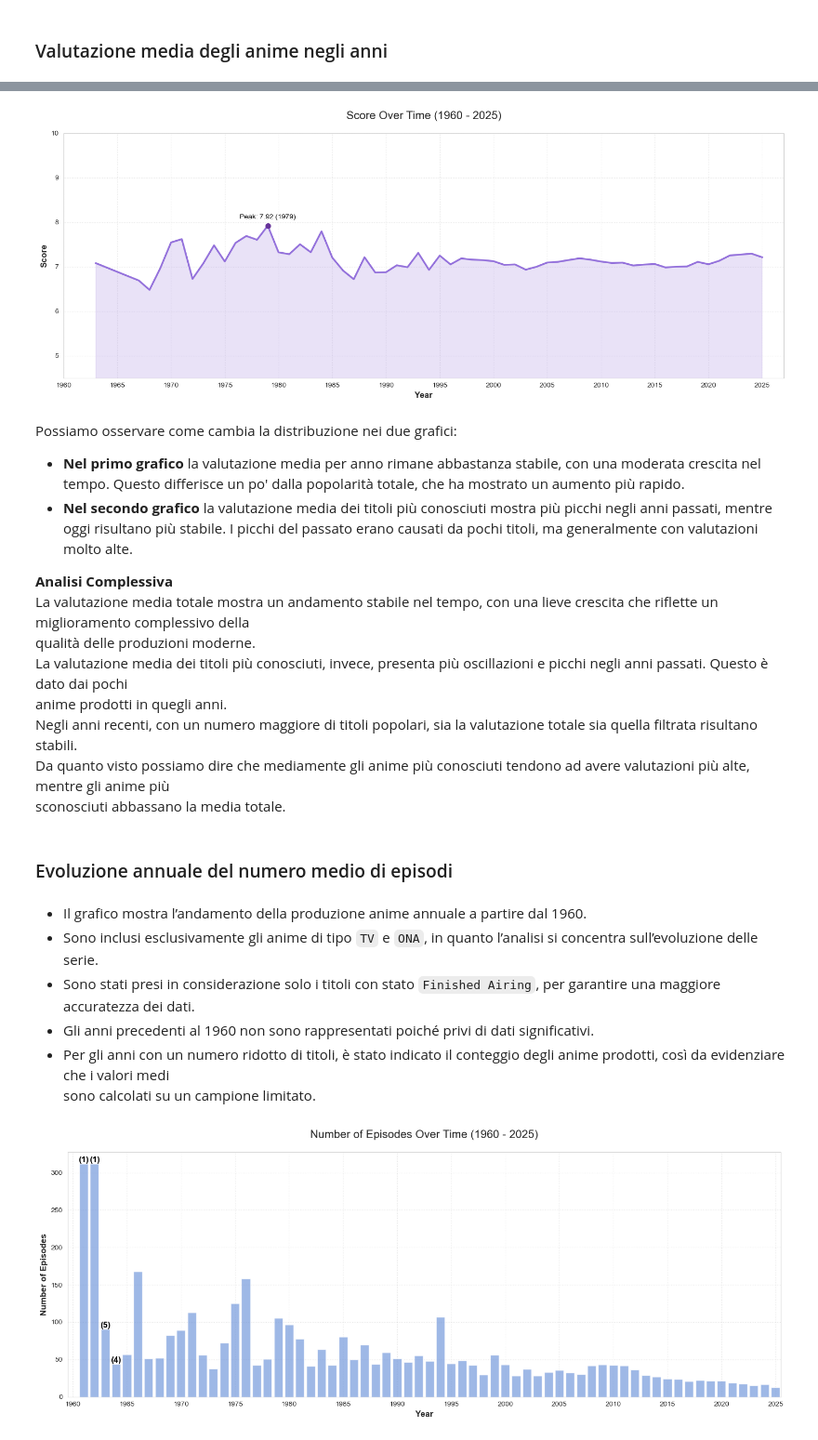
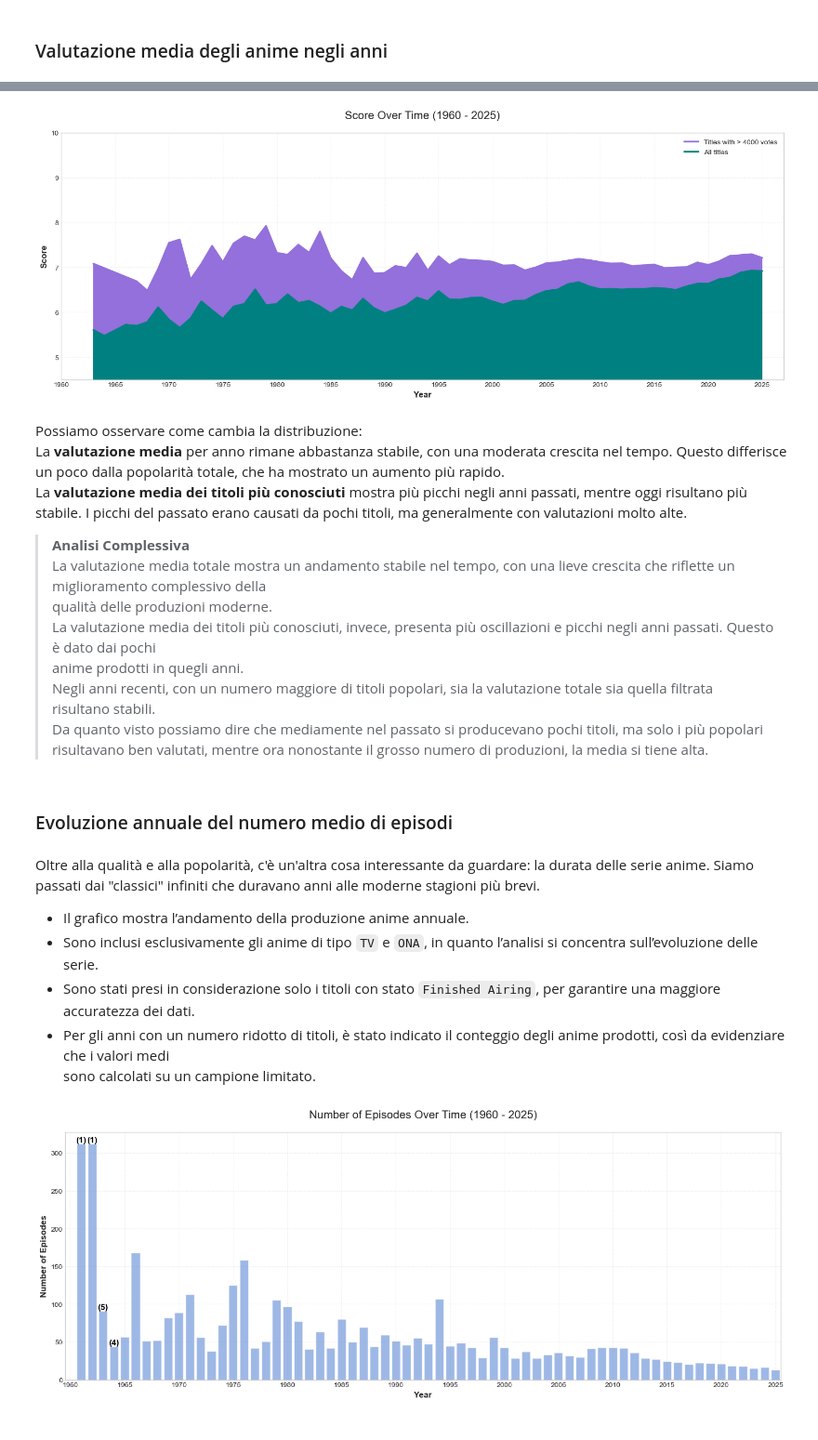
Before and after one commit to sarazunino/HCI, a Jupyter notebook: solution/02_notebook.ipynb, the cells around one changed output, grey strips where cells are left out. Shown at 93% size. Saved outputs shown, nothing was run; the diff lists cells and outputs as text; code cells hidden in the pictures.

```diff
--- a/solution/02_notebook.ipynb
+++ b/solution/02_notebook.ipynb
@@ -202,27 +166,26 @@ plot_score(details_df)
-# %%
-plot_score_filtred(details_df)
-# %% [output]
-[figure, removed]
+# %%
+plot_score(df_copy)
+# %% [output]
+[figure, added]
 # %% [markdown]
-Possiamo osservare come cambia la distribuzione nei due grafici:
-- **Nel primo grafico** la valutazione media per anno rimane abbastanza stabile, con una moderata crescita nel tempo. Questo differisce un po' dalla popolarità totale, che ha mostrato un aumento più rapido.
-- **Nel secondo grafico** la valutazione media dei titoli più conosciuti mostra più picchi negli anni passati, mentre oggi risultano più stabile. I picchi del passato erano causati da pochi titoli, ma generalmente con valutazioni molto alte.
+Possiamo osservare come cambia la distribuzione:
+La **valutazione media** per anno rimane abbastanza stabile, con una moderata crescita nel tempo. Questo differisce un poco dalla popolarità totale, che ha mostrato un aumento più rapido.
+La **valutazione media dei titoli più conosciuti** mostra più picchi negli anni passati, mentre oggi risultano più stabile. I picchi del passato erano causati da pochi titoli, ma generalmente con valutazioni molto alte.
 
-**Analisi Complessiva**
+>**Analisi Complessiva**
 La valutazione media totale mostra un andamento stabile nel tempo, con una lieve crescita che riflette un miglioramento complessivo della
 qualità delle produzioni moderne.
 La valutazione media dei titoli più conosciuti, invece, presenta più oscillazioni e picchi negli anni passati. Questo è dato dai pochi
 anime prodotti in quegli anni.
 Negli anni recenti, con un numero maggiore di titoli popolari, sia la valutazione totale sia quella filtrata risultano stabili.
-Da quanto visto possiamo dire che mediamente gli anime più conosciuti tendono ad avere valutazioni più alte, mentre gli anime più
-sconosciuti abbassano la media totale.
+Da quanto visto possiamo dire che mediamente nel passato si producevano pochi titoli, ma solo i più popolari risultavano ben valutati, mentre ora nonostante il grosso numero di produzioni, la media si tiene alta.
 # %% [markdown]
 ### Evoluzione annuale del numero medio di episodi
 # %% [markdown]
-- Il grafico mostra l’andamento della produzione anime annuale a partire dal 1960.
+Oltre alla qualità e alla popolarità, c'è un'altra cosa interessante da guardare: la durata delle serie anime. Siamo passati dai "classici" infiniti che duravano anni alle moderne stagioni più brevi.
+- Il grafico mostra l’andamento della produzione anime annuale.
 - Sono inclusi esclusivamente gli anime di tipo `TV` e `ONA`, in quanto l’analisi si concentra sull’evoluzione delle serie.
 - Sono stati presi in considerazione solo i titoli con stato `Finished Airing`, per garantire una maggiore accuratezza dei dati.
-- Gli anni precedenti al 1960 non sono rappresentati poiché privi di dati significativi.
 - Per gli anni con un numero ridotto di titoli, è stato indicato il conteggio degli anime prodotti, così da evidenziare che i valori medi
 sono calcolati su un campione limitato.
 # %%
```
Also changed, not shown: parts of 80 cells of this notebook, 2 other files.
